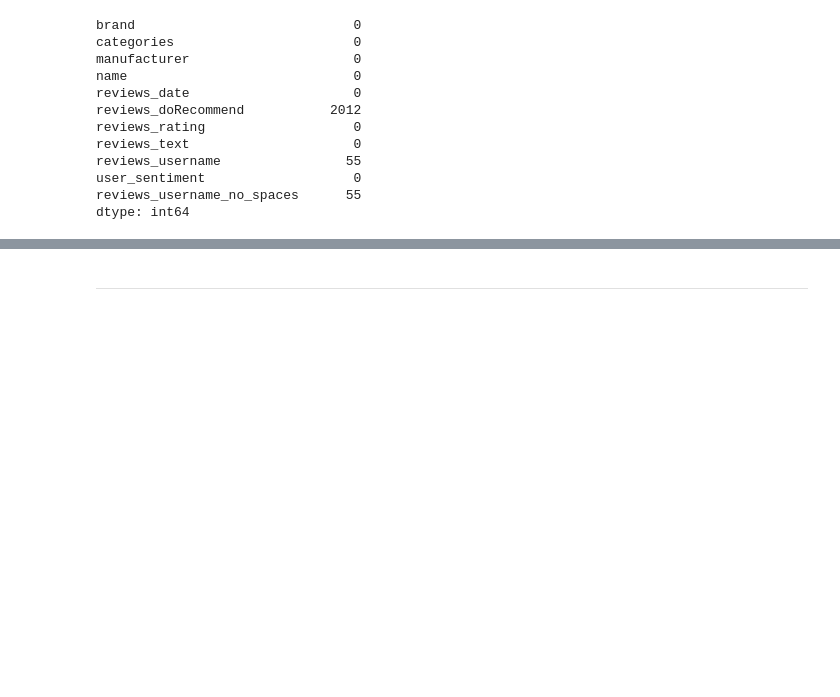
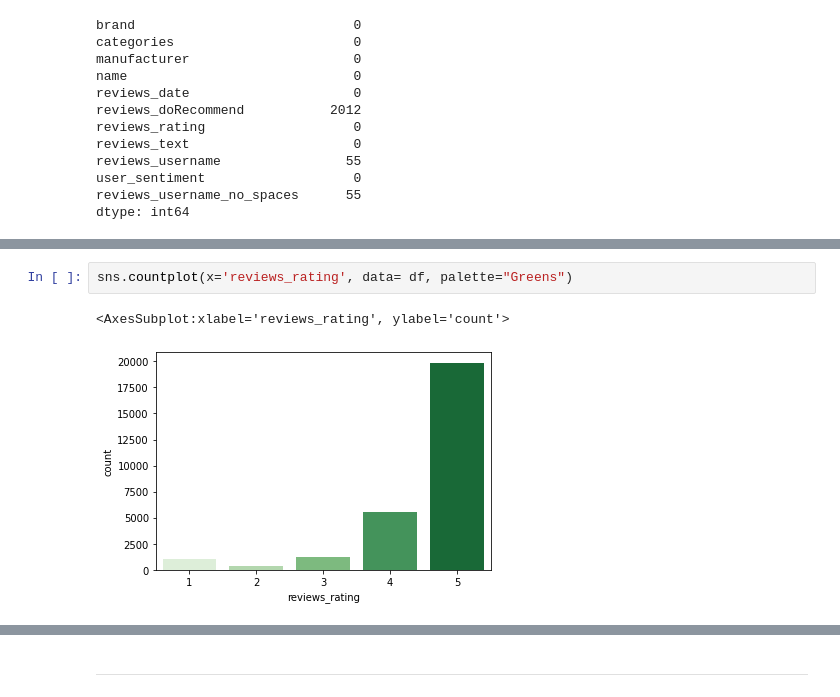
Before and after one commit to ayushxx7/SentimentBasedProductRecommendationSystem, a Jupyter notebook: capstone.ipynb, the cells around one changed output, grey strips where cells are left out. Cells and saved outputs as stored; diff of their text form; blank space fills up the shorter version.

```diff
--- a/capstone.ipynb
+++ b/capstone.ipynb
@@ -1247,0 +1287,5 @@ df.pivot_table(
+# %%
+sns.countplot(x='reviews_rating', data= df, palette="Greens")
+# %% [output]
+<AxesSubplot:xlabel='reviews_rating', ylabel='count'>
+[figure, added]
```
Also changed, not shown: parts of 78 cells of this notebook, 1 other file.
